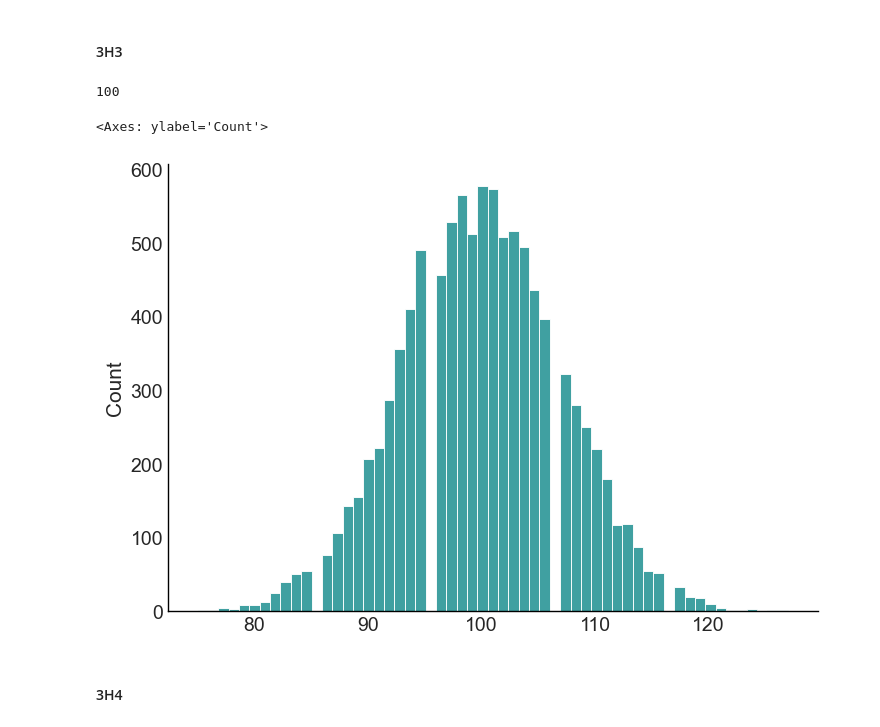
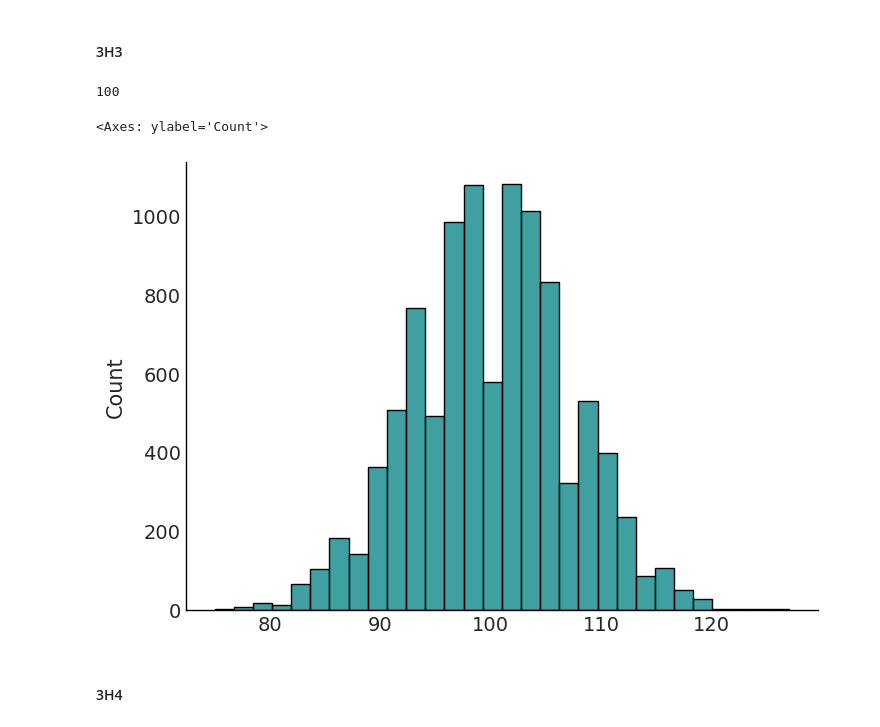
Before and after one commit to zsfrbkv/statrethink-course-numpyro-2019, a Jupyter notebook: statrethink_numpyro_w01.ipynb, the cells around one changed output. Cells and saved outputs as stored; diff of their text form; code cells hidden in the pictures.

```diff
--- a/statrethink_numpyro_w01.ipynb
+++ b/statrethink_numpyro_w01.ipynb
@@ -782,14 +815,14 @@ print("97% HPDI:", numpyro.diagnostics.hpdi(samples, 0.97))
 # %%
 sample = dist.Binomial(total_count=200, probs=0.5).sample(random.PRNGKey(100), (10000,))
 counts = jnp.unique(sample, return_counts=True)
 
 print(counts[0][jnp.argmax(counts[1])])
 
-sns.histplot(sample)
+sns.histplot(sample, bins=30)
 # %% [output]
 100
 <Axes: ylabel='Count'>
-[figure, old version]
+[figure, new version]
 # %% [markdown]
 #### 3H4
 # %%
```
Also changed, not shown: parts of 8 cells of this notebook.
